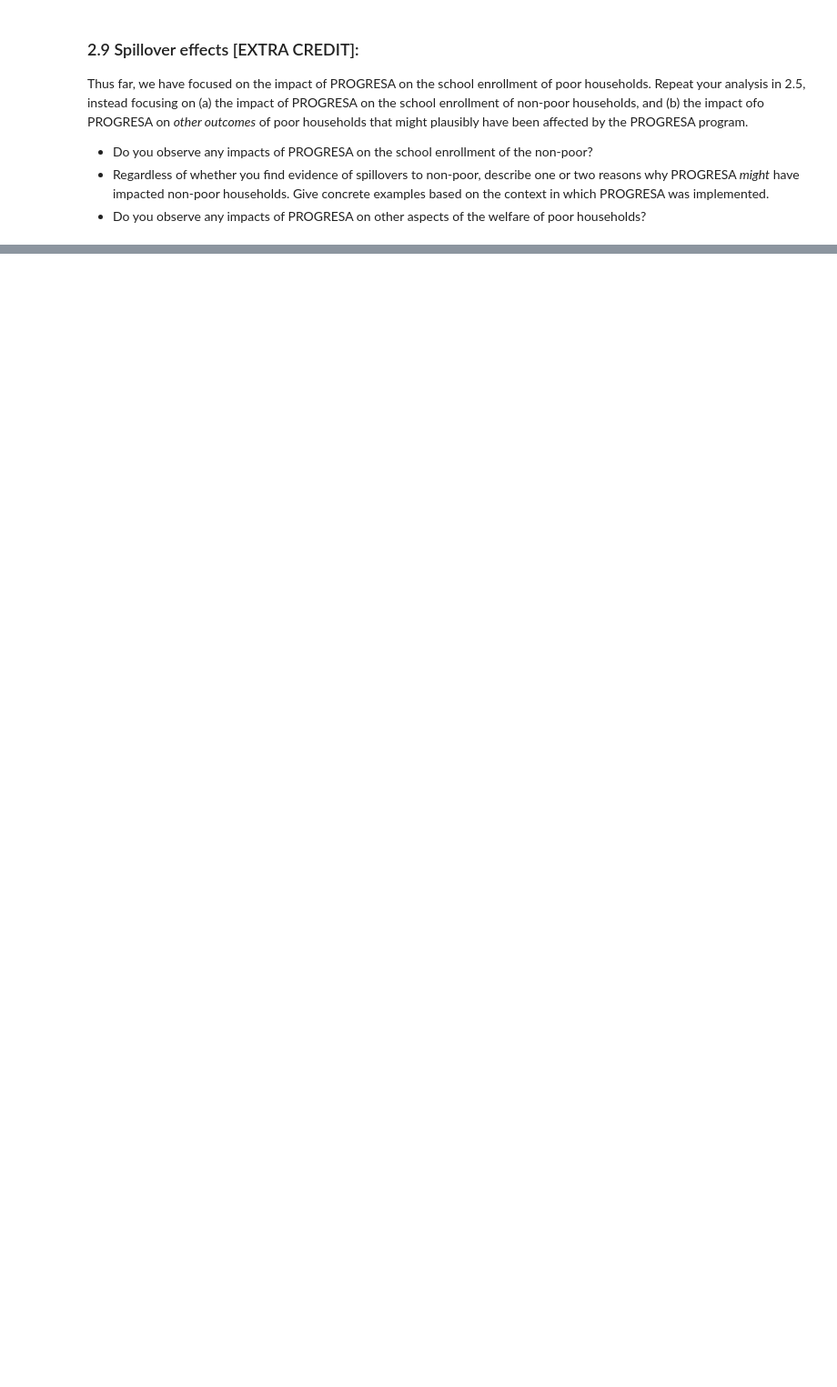
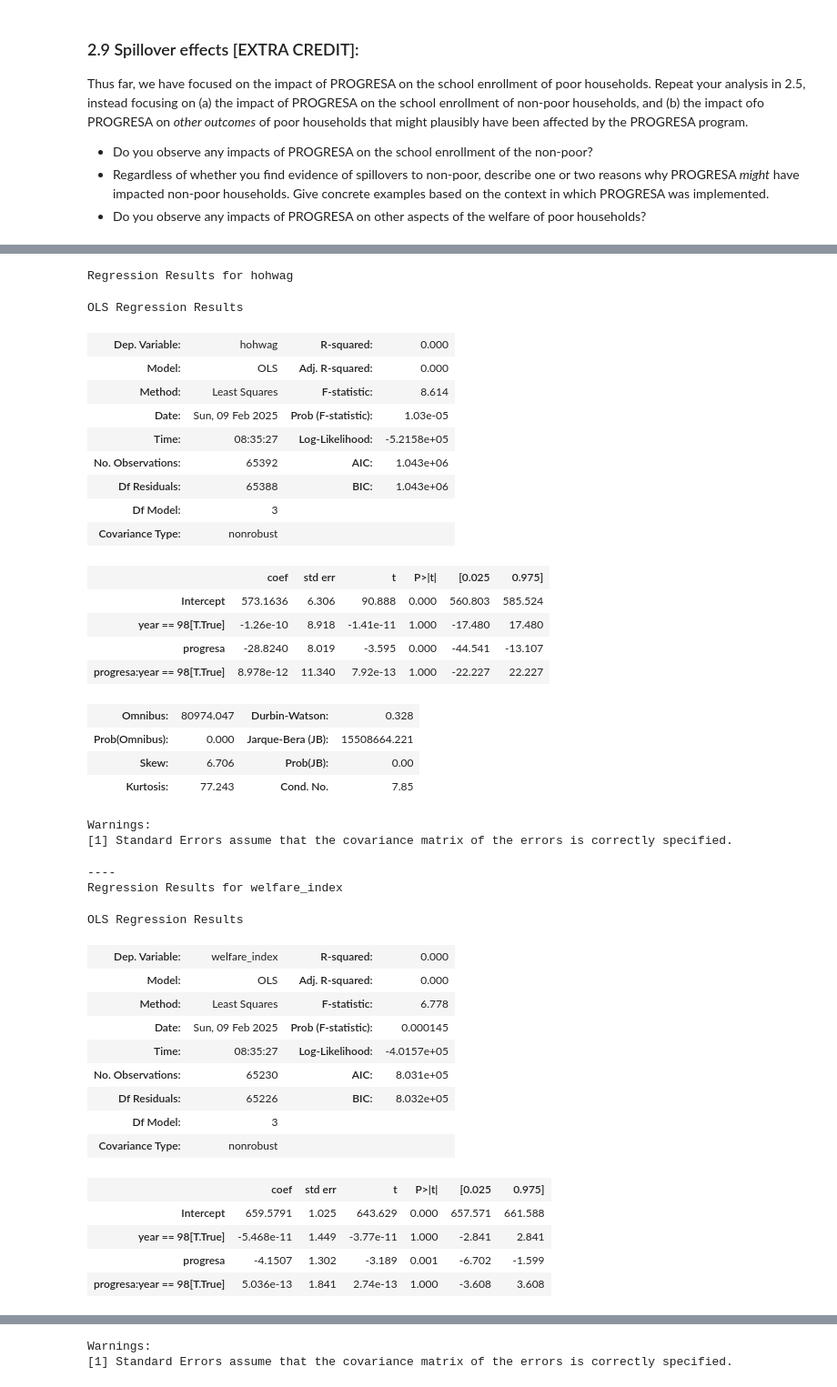
Before and after one commit to Larshle/applied-machine-learning, a Jupyter notebook: Problem-sets/ps2/LEOPOLD_LARS-PS2.ipynb, the cells around one changed output, grey strips where cells are left out. Shown: that part at 91% size. Cells and saved outputs as stored; diff of their text form; code cells hidden in the pictures; blank space fills up the shorter version.

```diff
--- a/Problem-sets/ps2/LEOPOLD_LARS-PS2.ipynb
+++ b/Problem-sets/ps2/LEOPOLD_LARS-PS2.ipynb
@@ -376,0 +467,28 @@ Display your results in a 2x2 table where the rows are Control/Treatment and the
+# %%
+# your code here
+
+treated_enroll_rate_1998 # from erlier in the notebook
+treated_enroll_rate_1997 = treated_poor_1997["sc"].mean()
+
+control_enroll_rate_1998 # from erlier in the notebook
+
+control_enroll_1997 = progresa_df[(progresa_df["poor"] == 1) & (progresa_df["progresa"] == 0) & (progresa_df["year"] == 97)]
+control_enroll_rate_1997 = control_enroll_1997["sc"].mean()
+
+diff_98_97_treated = treated_enroll_rate_1998 - treated_enroll_rate_1997
+diff_98_97_control = control_enroll_rate_1998 - control_enroll_rate_1997
+
+results = {
+    'T/C' : ['Control', 'Treatment'],
+    '1997' : [control_enroll_rate_1997, treated_enroll_rate_1997],
+    '1998' : [control_enroll_rate_1998, treated_enroll_rate_1998]
+}
+
+results_table = pd.DataFrame(results)
+results_table.set_index('T/C', inplace = True)
+
+display(results_table)
+
+diff_in_diff = diff_98_97_treated - diff_98_97_control
+
+print(f"Difference-in-Difference Estimate: {diff_in_diff}")
@@ -424,0 +771,47 @@ Thus far, we have focused on the impact of PROGRESA on the school enrollment of
+# %%
+for outcome in welfare_outcomes:
+    formula = f'{outcome} ~ progresa * (year == 98)'
+    model_poor = smf.ols(formula=formula, data=progresa_df[progresa_df["poor"] == 1]).fit()
+    print(f"Regression Results for {outcome}")
+    display(model_poor.summary())
+    print("----")
+# %% [output]
+Regression Results for hohwag
+OLS Regression Results
+| Dep. Variable: | hohwag | R-squared: | 0.000 |
+| Model: | OLS | Adj. R-squared: | 0.000 |
+| Method: | Least Squares | F-statistic: | 8.614 |
+| Date: | Sun, 09 Feb 2025 | Prob (F-statistic): | 1.03e-05 |
+| Time: | 08:35:27 | Log-Likelihood: | -5.2158e+05 |
+| No. Observations: | 65392 | AIC: | 1.043e+06 |
+| Df Residuals: | 65388 | BIC: | 1.043e+06 |
+| Df Model: | 3 |  |  |
+| Covariance Type: | nonrobust |  |  |
+|  | coef | std err | t | P>|t| | [0.025 | 0.975] |
+| Intercept | 573.1636 | 6.306 | 90.888 | 0.000 | 560.803 | 585.524 |
+| year == 98[T.True] | -1.26e-10 | 8.918 | -1.41e-11 | 1.000 | -17.480 | 17.480 |
+| progresa | -28.8240 | 8.019 | -3.595 | 0.000 | -44.541 | -13.107 |
+| progresa:year == 98[T.True] | 8.978e-12 | 11.340 | 7.92e-13 | 1.000 | -22.227 | 22.227 |
+| Omnibus: | 80974.047 | Durbin-Watson: | 0.328 |
+| Prob(Omnibus): | 0.000 | Jarque-Bera (JB): | 15508664.221 |
+| Skew: | 6.706 | Prob(JB): | 0.00 |
+| Kurtosis: | 77.243 | Cond. No. | 7.85 |
+Warnings:
+[1] Standard Errors assume that the covariance matrix of the errors is correctly specified.
+----
+Regression Results for welfare_index
+OLS Regression Results
+| Dep. Variable: | welfare_index | R-squared: | 0.000 |
+| Model: | OLS | Adj. R-squared: | 0.000 |
+| Method: | Least Squares | F-statistic: | 6.778 |
+| Date: | Sun, 09 Feb 2025 | Prob (F-statistic): | 0.000145 |
+| Time: | 08:35:27 | Log-Likelihood: | -4.0157e+05 |
+| No. Observations: | 65230 | AIC: | 8.031e+05 |
+| Df Residuals: | 65226 | BIC: | 8.032e+05 |
+| Df Model: | 3 |  |  |
+| Covariance Type: | nonrobust |  |  |
+|  | coef | std err | t | P>|t| | [0.025 | 0.975] |
+| Intercept | 659.5791 | 1.025 | 643.629 | 0.000 | 657.571 | 661.588 |
+| year == 98[T.True] | -5.468e-11 | 1.449 | -3.77e-11 | 1.000 | -2.841 | 2.841 |
+| progresa | -4.1507 | 1.302 | -3.189 | 0.001 | -6.702 | -1.599 |
+| progresa:year == 98[T.True] | 5.036e-13 | 1.841 | 2.74e-13 | 1.000 | -3.608 | 3.608 |
@@ -424,0 +822,2 @@ Thus far, we have focused on the impact of PROGRESA on the school enrollment of
+Warnings:
+[1] Standard Errors assume that the covariance matrix of the errors is correctly specified.
```
Also changed, not shown: parts of 30 cells of this notebook.
